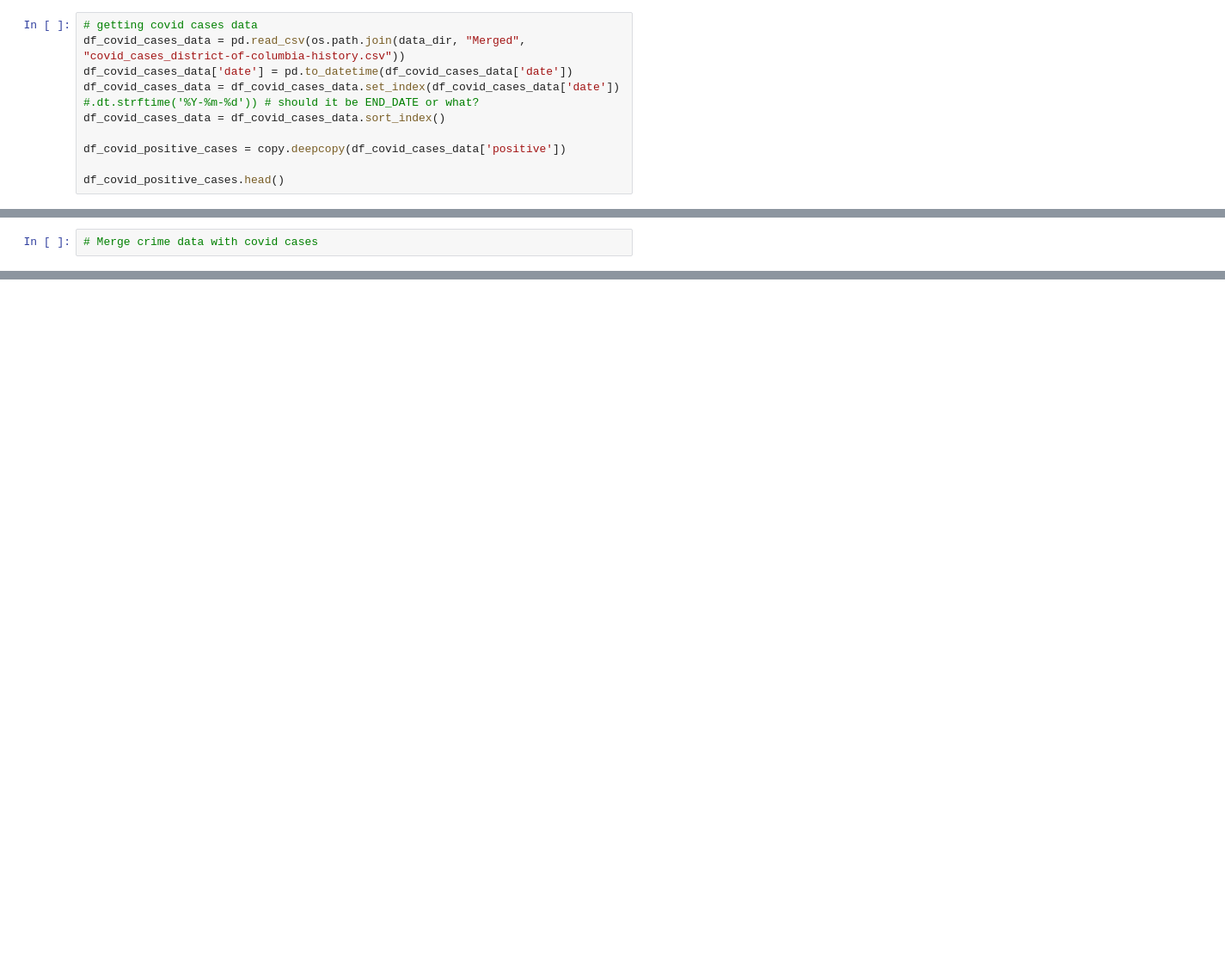
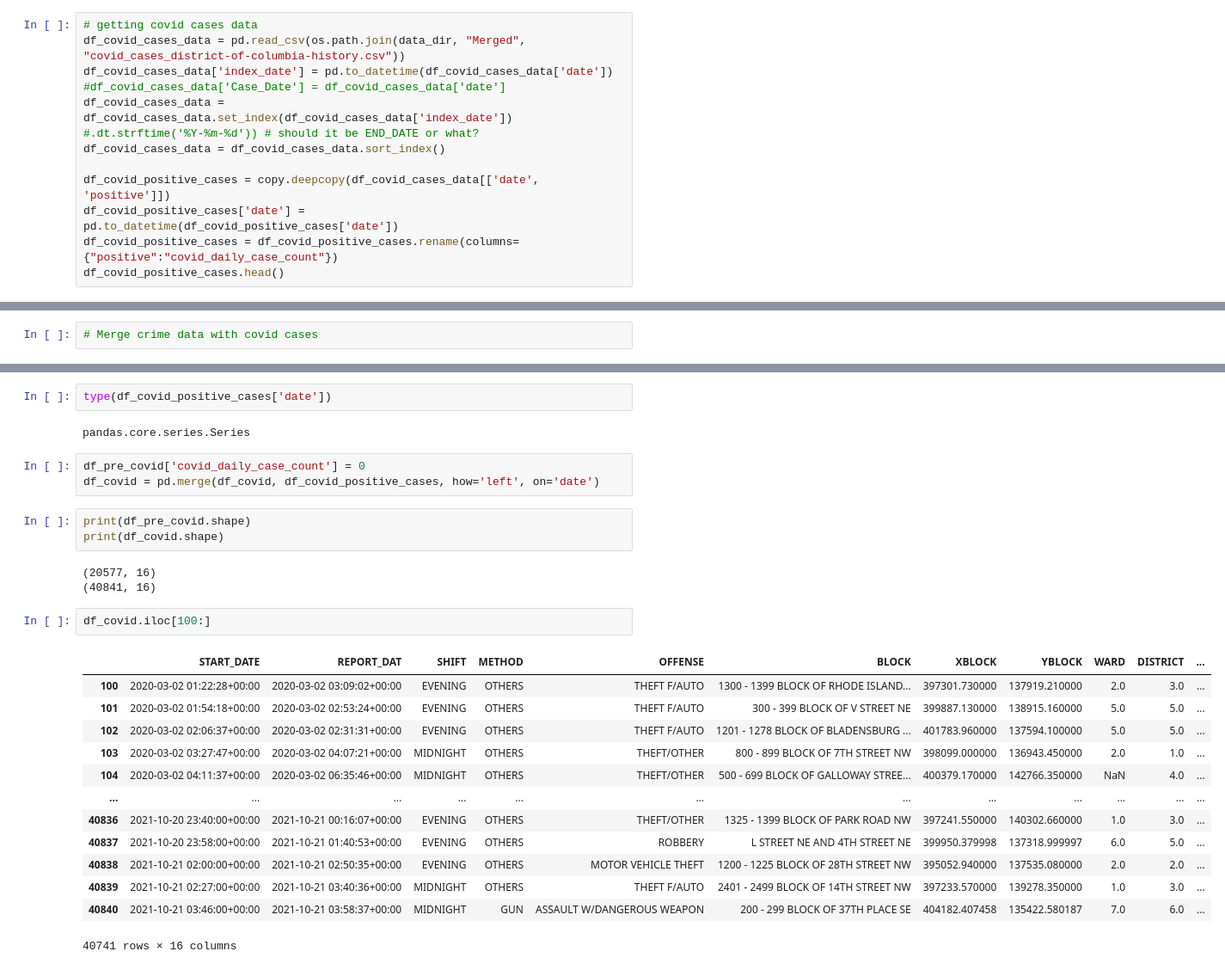
Before and after one commit to joannechoi/DC-Crime-Analysis, a Jupyter notebook: Training_Frameworks/default_training_start.ipynb, the cells around one changed output, grey strips where cells are left out. Shown at 86% size. Saved outputs shown, nothing was run; the diff lists cells and outputs as text; blank space fills up the shorter version.

```diff
--- a/Training_Frameworks/default_training_start.ipynb
+++ b/Training_Frameworks/default_training_start.ipynb
@@ -49,11 +69,13 @@ df_covid.head()
 # %%
 # getting covid cases data
 df_covid_cases_data = pd.read_csv(os.path.join(data_dir, "Merged", "covid_cases_district-of-columbia-history.csv"))
-df_covid_cases_data['date'] = pd.to_datetime(df_covid_cases_data['date'])
-df_covid_cases_data = df_covid_cases_data.set_index(df_covid_cases_data['date']) #.dt.strftime('%Y-%m-%d')) # should it be END_DATE or what?
+df_covid_cases_data['index_date'] = pd.to_datetime(df_covid_cases_data['date'])
+#df_covid_cases_data['Case_Date'] = df_covid_cases_data['date']
+df_covid_cases_data = df_covid_cases_data.set_index(df_covid_cases_data['index_date']) #.dt.strftime('%Y-%m-%d')) # should it be END_DATE or what?
 df_covid_cases_data = df_covid_cases_data.sort_index()
 
-df_covid_positive_cases = copy.deepcopy(df_covid_cases_data['positive'])
-
+df_covid_positive_cases = copy.deepcopy(df_covid_cases_data[['date', 'positive']])
+df_covid_positive_cases['date'] = pd.to_datetime(df_covid_positive_cases['date'])
+df_covid_positive_cases = df_covid_positive_cases.rename(columns={"positive":"covid_daily_case_count"})
 df_covid_positive_cases.head()
 # %% [output]
@@ -68,0 +99,29 @@ Name: positive, dtype: int64
+# %%
+type(df_covid_positive_cases['date'])
+# %% [output]
+pandas.core.series.Series
+# %%
+df_pre_covid['covid_daily_case_count'] = 0
+df_covid = pd.merge(df_covid, df_covid_positive_cases, how='left', on='date')
+# %%
+print(df_pre_covid.shape)
+print(df_covid.shape)
+# %% [output]
+(20577, 16)
+(40841, 16)
+# %%
+df_covid.iloc[100:]
+# %% [output]
+|  | START_DATE | REPORT_DAT | SHIFT | METHOD | OFFENSE | BLOCK | XBLOCK | YBLOCK | WARD | DISTRICT | ... |
+| 100 | 2020-03-02 01:22:28+00:00 | 2020-03-02 03:09:02+00:00 | EVENING | OTHERS | THEFT F/AUTO | 1300 - 1399 BLOCK OF RHODE ISLAND... | 397301.730000 | 137919.210000 | 2.0 | 3.0 | ... |
+| 101 | 2020-03-02 01:54:18+00:00 | 2020-03-02 02:53:24+00:00 | EVENING | OTHERS | THEFT F/AUTO | 300 - 399 BLOCK OF V STREET NE | 399887.130000 | 138915.160000 | 5.0 | 5.0 | ... |
+| 102 | 2020-03-02 02:06:37+00:00 | 2020-03-02 02:31:31+00:00 | EVENING | OTHERS | THEFT F/AUTO | 1201 - 1278 BLOCK OF BLADENSBURG ... | 401783.960000 | 137594.100000 | 5.0 | 5.0 | ... |
+| 103 | 2020-03-02 03:27:47+00:00 | 2020-03-02 04:07:21+00:00 | MIDNIGHT | OTHERS | THEFT/OTHER | 800 - 899 BLOCK OF 7TH STREET NW | 398099.000000 | 136943.450000 | 2.0 | 1.0 | ... |
+| 104 | 2020-03-02 04:11:37+00:00 | 2020-03-02 06:35:46+00:00 | MIDNIGHT | OTHERS | THEFT/OTHER | 500 - 699 BLOCK OF GALLOWAY STREE... | 400379.170000 | 142766.350000 | NaN | 4.0 | ... |
+| ... | ... | ... | ... | ... | ... | ... | ... | ... | ... | ... | ... |
+| 40836 | 2021-10-20 23:40:00+00:00 | 2021-10-21 00:16:07+00:00 | EVENING | OTHERS | THEFT/OTHER | 1325 - 1399 BLOCK OF PARK ROAD NW | 397241.550000 | 140302.660000 | 1.0 | 3.0 | ... |
+| 40837 | 2021-10-20 23:58:00+00:00 | 2021-10-21 01:40:53+00:00 | EVENING | OTHERS | ROBBERY | L STREET NE AND 4TH STREET NE | 399950.379998 | 137318.999997 | 6.0 | 5.0 | ... |
+| 40838 | 2021-10-21 02:00:00+00:00 | 2021-10-21 02:50:35+00:00 | EVENING | OTHERS | MOTOR VEHICLE THEFT | 1200 - 1225 BLOCK OF 28TH STREET NW | 395052.940000 | 137535.080000 | 2.0 | 2.0 | ... |
+| 40839 | 2021-10-21 02:27:00+00:00 | 2021-10-21 03:40:36+00:00 | MIDNIGHT | OTHERS | THEFT F/AUTO | 2401 - 2499 BLOCK OF 14TH STREET NW | 397233.570000 | 139278.350000 | 1.0 | 3.0 | ... |
+| 40840 | 2021-10-21 03:46:00+00:00 | 2021-10-21 03:58:37+00:00 | MIDNIGHT | GUN | ASSAULT W/DANGEROUS WEAPON | 200 - 299 BLOCK OF 37TH PLACE SE | 404182.407458 | 135422.580187 | 7.0 | 6.0 | ... |
+40741 rows × 16 columns
```
Also changed, not shown: parts of 9 cells of this notebook, 1 other file.
